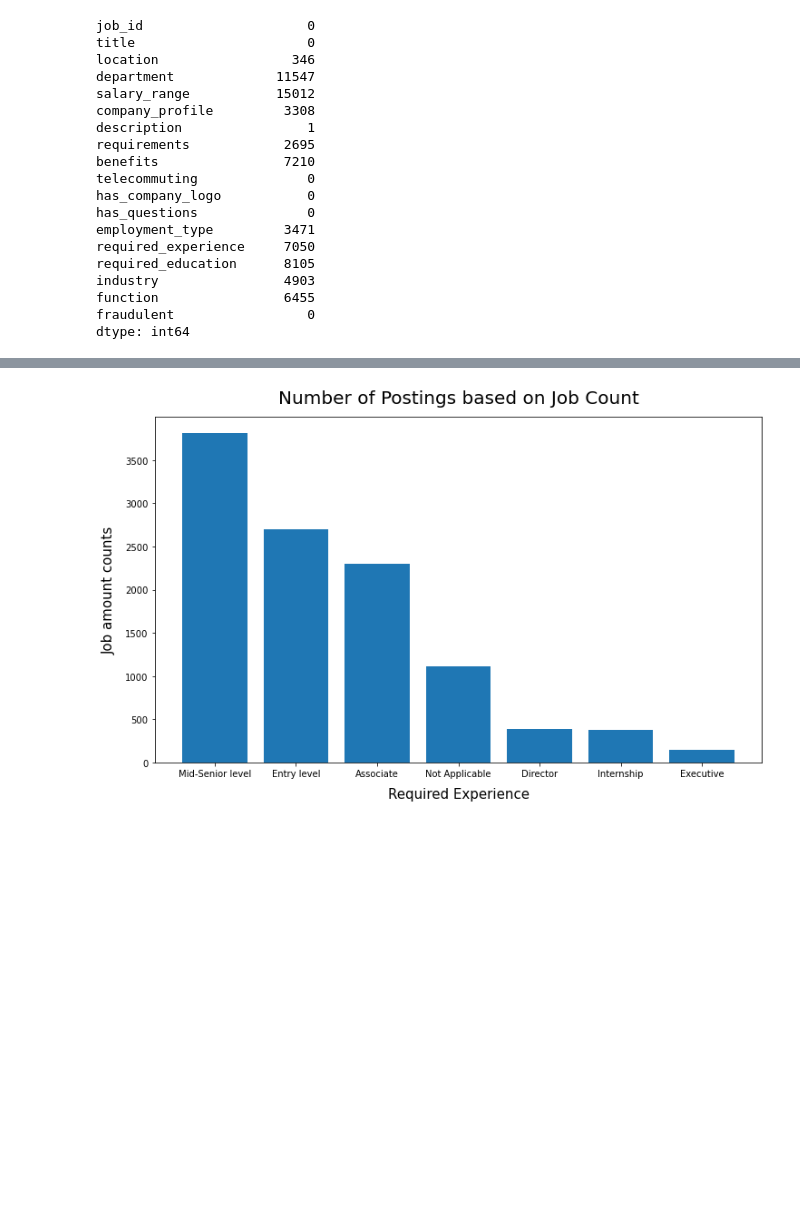
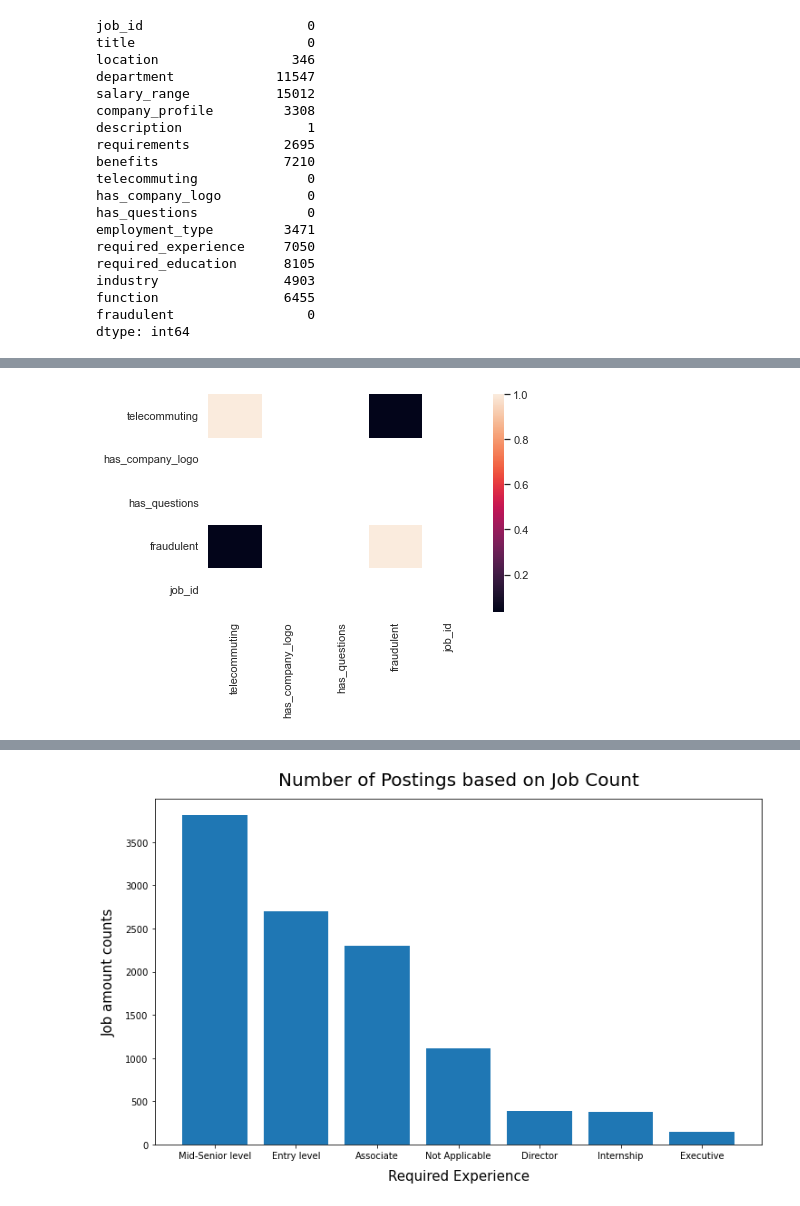
Before and after one commit to Ikyupark/Capstone-project, a Jupyter notebook: Uncleaned_Data_Analysis.ipynb, the cells around one changed output, grey strips where cells are left out. Drawn from its saved outputs; the diff is of its cells as text; code cells hidden in the pictures; blank space fills up the shorter version.

```diff
--- a/Uncleaned_Data_Analysis.ipynb
+++ b/Uncleaned_Data_Analysis.ipynb
@@ -7,5 +7,6 @@ import matplotlib.pyplot as plt
 import seaborn as sns
 # %%
 df = pd.read_csv('Resources/fake_job_postings_cleaned_v2.csv')
+df = df.drop(columns=['Unnamed: 0'])
 df.head()
 # %% [output]
@@ -70,0 +78,8 @@ total_jobs = len(df.index)
+# %%
+# no correlation
+heatmap = df.corr()
+sns.set_theme(style="white")
+sns.heatmap(heatmap)
+plt.show()
+# %% [output]
+[figure, added]
```
Also changed, not shown: parts of 3 cells of this notebook.
